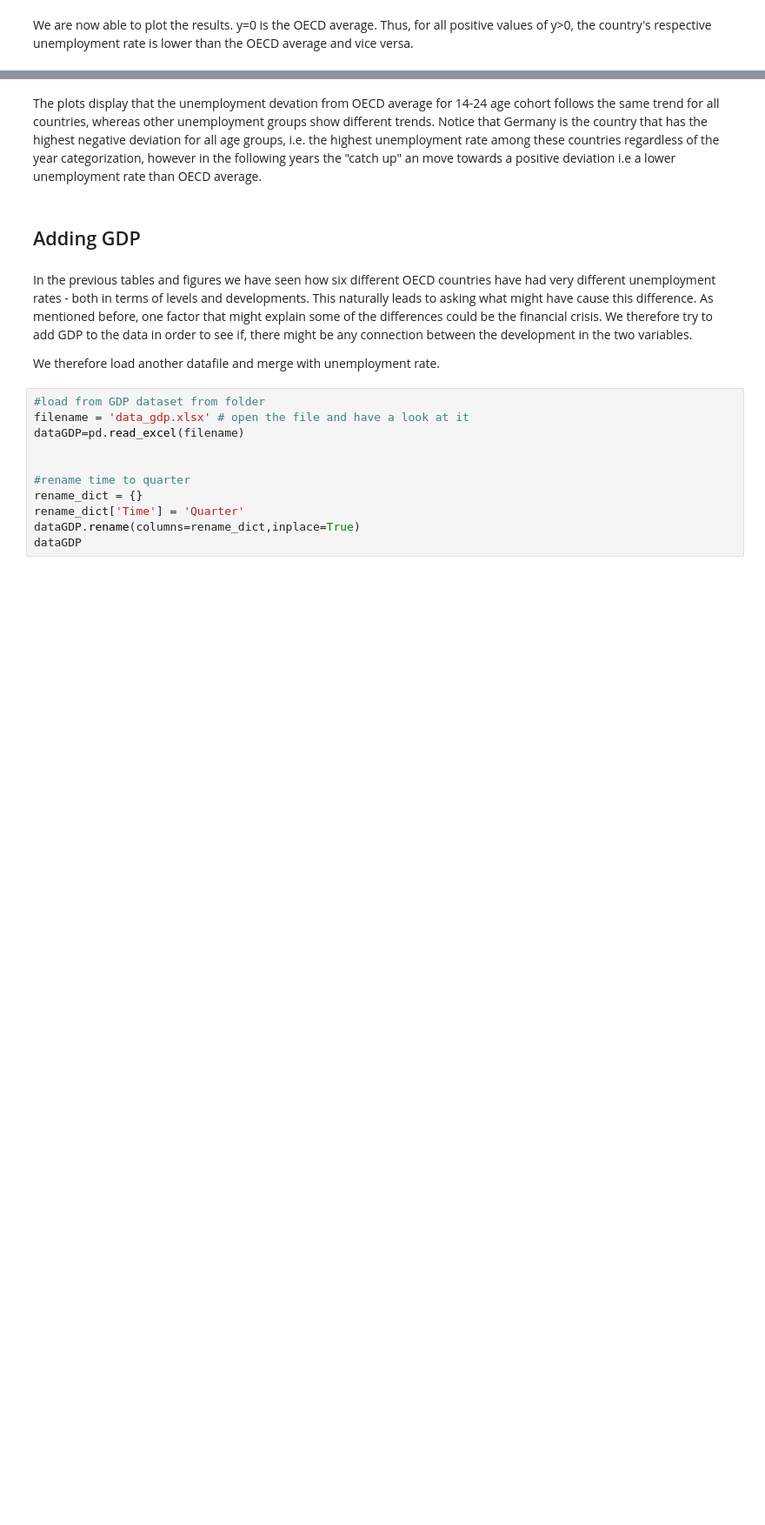
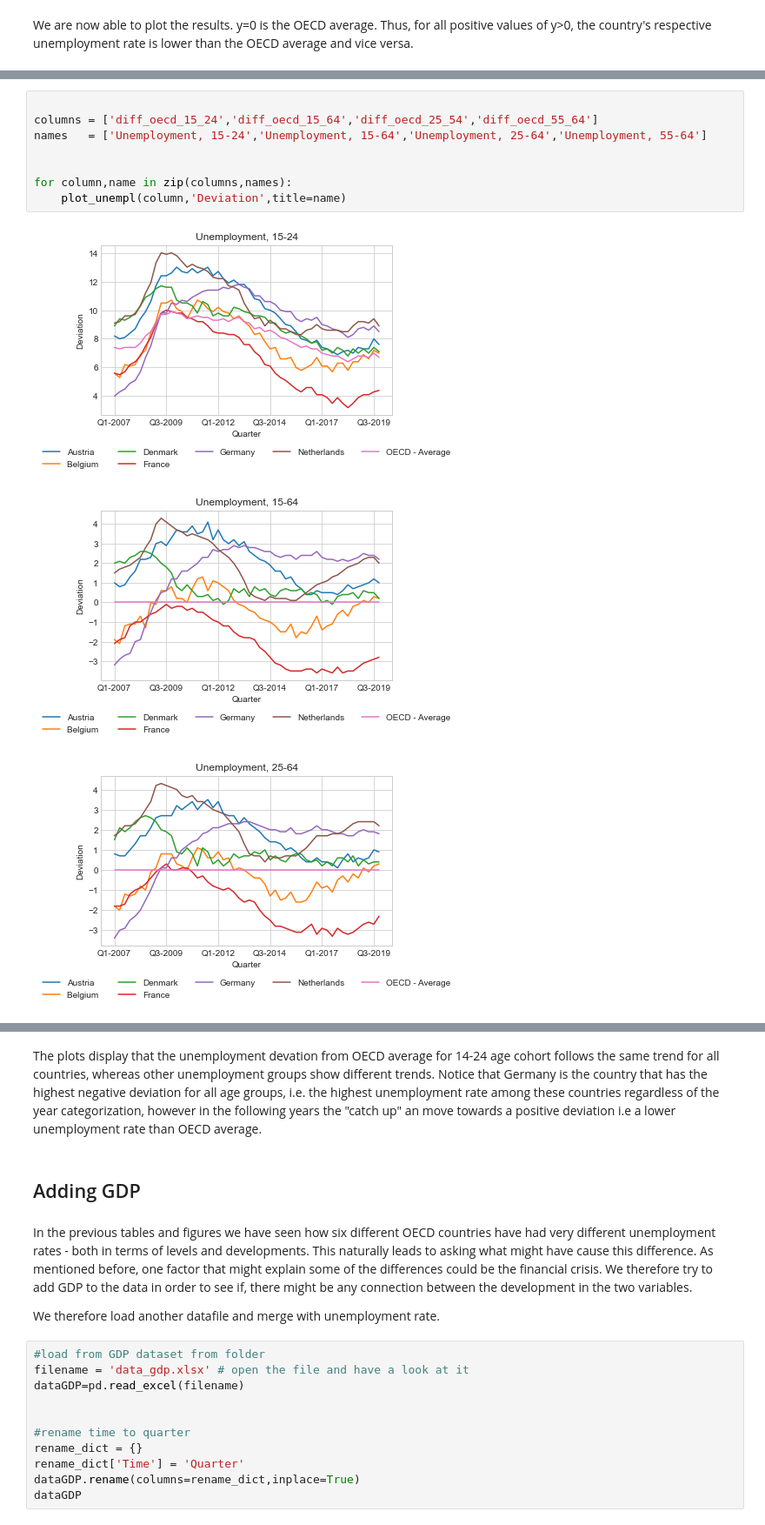
Before and after one commit to AskerNC/projects-2021-aristochats, a Jupyter notebook: dataproject/Dataproject_done1.ipynb, the cells around one changed output, grey strips where cells are left out. Shown at 87% size. Cells and saved outputs as stored; diff of their text form; blank space fills up the shorter version.

```diff
--- a/dataproject/Dataproject_done1.ipynb
+++ b/dataproject/Dataproject_done1.ipynb
@@ -253,2 +297,14 @@ ax.legend(loc='upper center', bbox_to_anchor=(0.5, -0.15),ncol=5);
 [figure]
 [figure]
+# %%
+
+columns = ['diff_oecd_15_24','diff_oecd_15_64','diff_oecd_25_54','diff_oecd_55_64']
+names   = ['Unemployment, 15-24','Unemployment, 15-64','Unemployment, 25-64','Unemployment, 55-64']
+
+
+for column,name in zip(columns,names):
+    plot_unempl(column,'Deviation',title=name)
+# %% [output]
+[figure, added]
+[figure, added]
+[figure, added]
```
Also changed, not shown: parts of 6 cells of this notebook, 1 other file.
